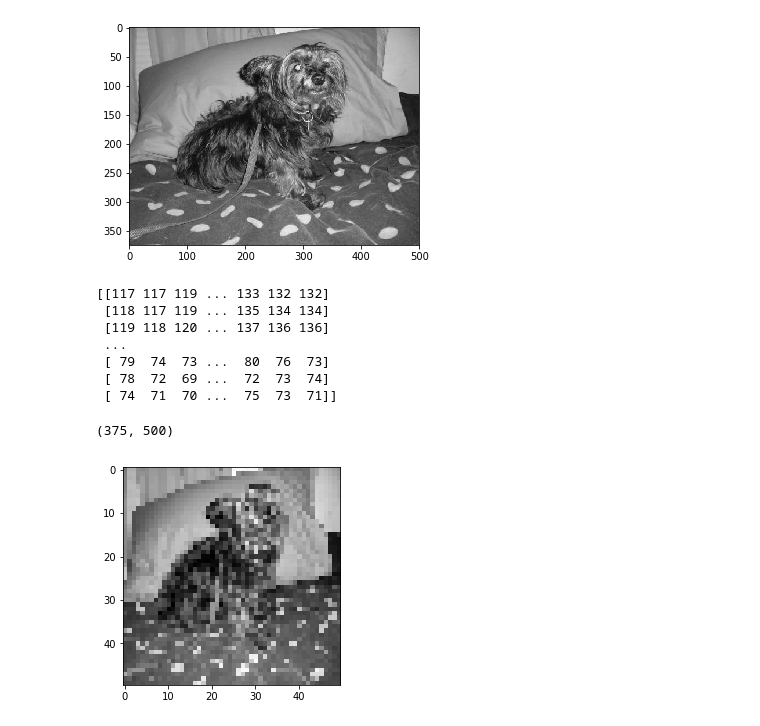
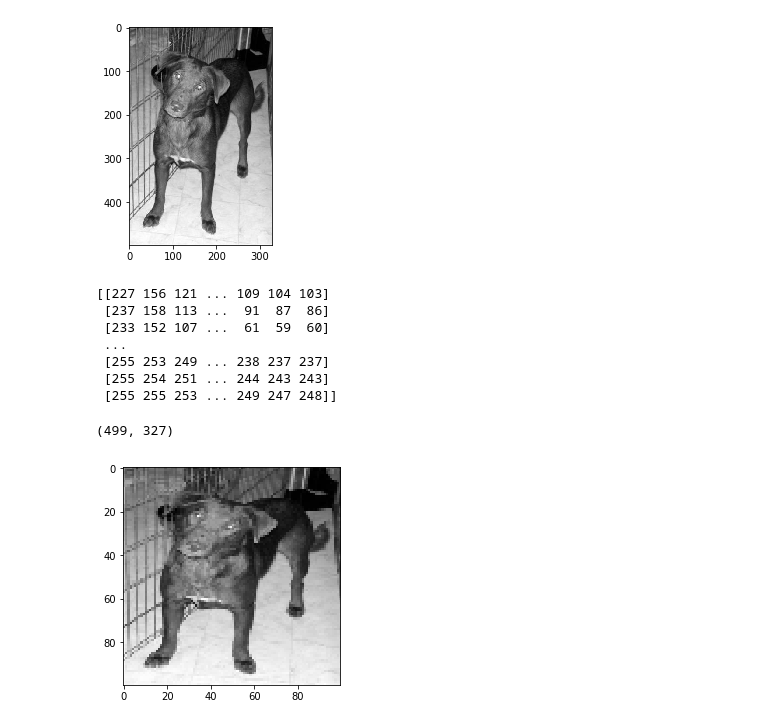
Before and after one commit to RaghavSaxena96/Deep-Learning-Repo, a Jupyter notebook: Dogs and Cats.ipynb, the cells around one changed output. Drawn from its saved outputs; the diff is of its cells as text; code cells hidden in the pictures.

```diff
--- a/Dogs and Cats.ipynb
+++ b/Dogs and Cats.ipynb
@@ -8,7 +8,7 @@ import cv2
 from tqdm import tqdm
 # %%
 DIR="PetImages"
-CATEGORIES=["Dog","Cat"]
+CATEGORIES=["dogs","cats"]
 # %%
 for categories in CATEGORIES:
     path=os.path.join(DIR,categories)
@@ -19,28 +19,28 @@ for categories in CATEGORIES:
         break
     break
 # %% [output]
-[figure, old version]
+[figure, new version]
 # %%
 print(img_array)
 # %% [output]
-[[117 117 119 ... 133 132 132]
- [118 117 119 ... 135 134 134]
- [119 118 120 ... 137 136 136]
+[[227 156 121 ... 109 104 103]
+ [237 158 113 ...  91  87  86]
+ [233 152 107 ...  61  59  60]
  ...
- [ 79  74  73 ...  80  76  73]
- [ 78  72  69 ...  72  73  74]
- [ 74  71  70 ...  75  73  71]]
+ [255 253 249 ... 238 237 237]
+ [255 254 251 ... 244 243 243]
+ [255 255 253 ... 249 247 248]]
 # %%
 print(img_array.shape)
 # %% [output]
-(375, 500)
+(499, 327)
 # %%
-IMG_SIZE=50
+IMG_SIZE=100
 new_array=cv2.resize(img_array,(IMG_SIZE,IMG_SIZE))
 plt.imshow(new_array,cmap='gray')
 plt.show()
 # %% [output]
-[figure, old version]
+[figure, new version]
 # %%
 training_data=[]
 
```
Also changed, not shown: parts of 6 cells of this notebook.
